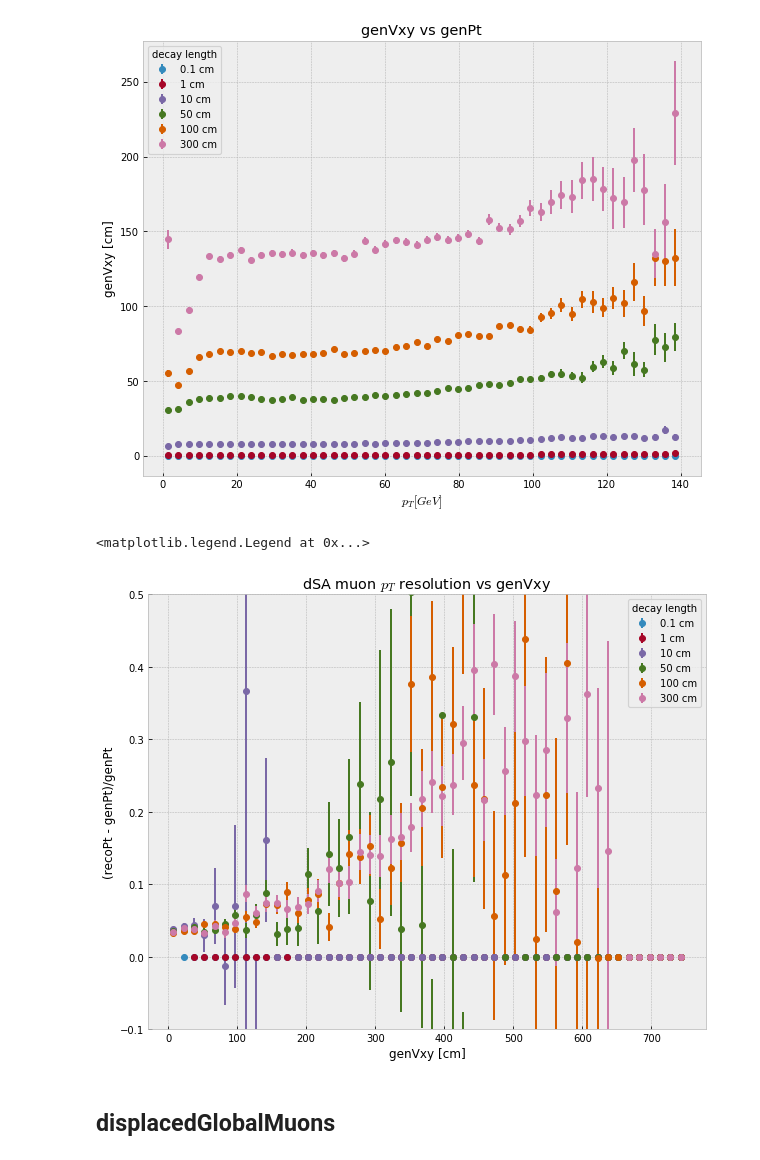
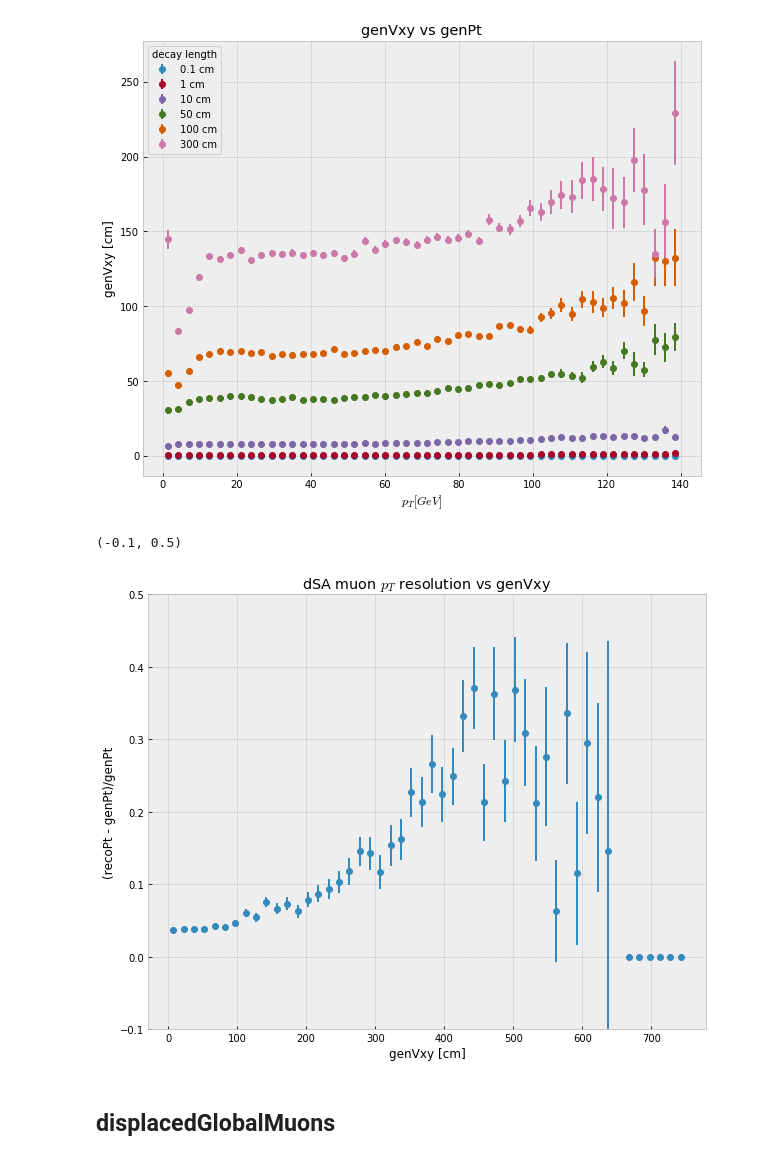
Before and after one commit to afrankenthal/FirefighterAnalysis, a Jupyter notebook: recoMuEfficiency.ipynb, the cells around one changed output. Cells and saved outputs as stored; diff of their text form; code cells hidden in the pictures.

```diff
--- a/recoMuEfficiency.ipynb
+++ b/recoMuEfficiency.ipynb
@@ -230,22 +230,23 @@ ax.legend(loc='best', title='decay length')
 # %%
 fig,ax = plt.subplots(figsize=(10,8))
 
+_p = ROOT.TProfile('p_', '', 50,0,750,-1,8)
 for k, df in dfs_dsa.items():
     recoDf = df[['genPt', 'recoPt', 'genVxy']].dropna()
     recoDf['reso'] = (recoDf['recoPt'] - recoDf['genPt']) / recoDf['genPt']
-    _p = ROOT.TProfile(f'p_{k}', '', 50,0,750,-1,8)
     for index, row in recoDf.iterrows(): _p.Fill(row['genVxy'], row['reso'])
-    data = extract_tprof(_p)
-    ax.errorbar(x=data['x'], y=data['y'], yerr=data['yerr'], label=f'{k} cm', fmt='o')
+
+data = extract_tprof(_p)
+ax.errorbar(x=data['x'], y=data['y'], yerr=data['yerr'], fmt='o')
 
 ax.set_title('dSA muon $p_{T}$ resolution vs genVxy')
 ax.set_xlabel('genVxy [cm]')
 ax.set_ylabel('(recoPt - genPt)/genPt')
 ax.set_ylim((-0.1,0.5))
-ax.legend(loc='best', title='decay length')
+# ax.legend(loc='best', title='decay length')
 # %% [output]
-<matplotlib.legend.Legend at 0x...>
+(-0.1, 0.5)
-[figure, old version]
+[figure, new version]
 # %% [markdown]
 ## displacedGlobalMuons
 # %%
```
Also changed, not shown: parts of 15 cells of this notebook, 1 other file.
